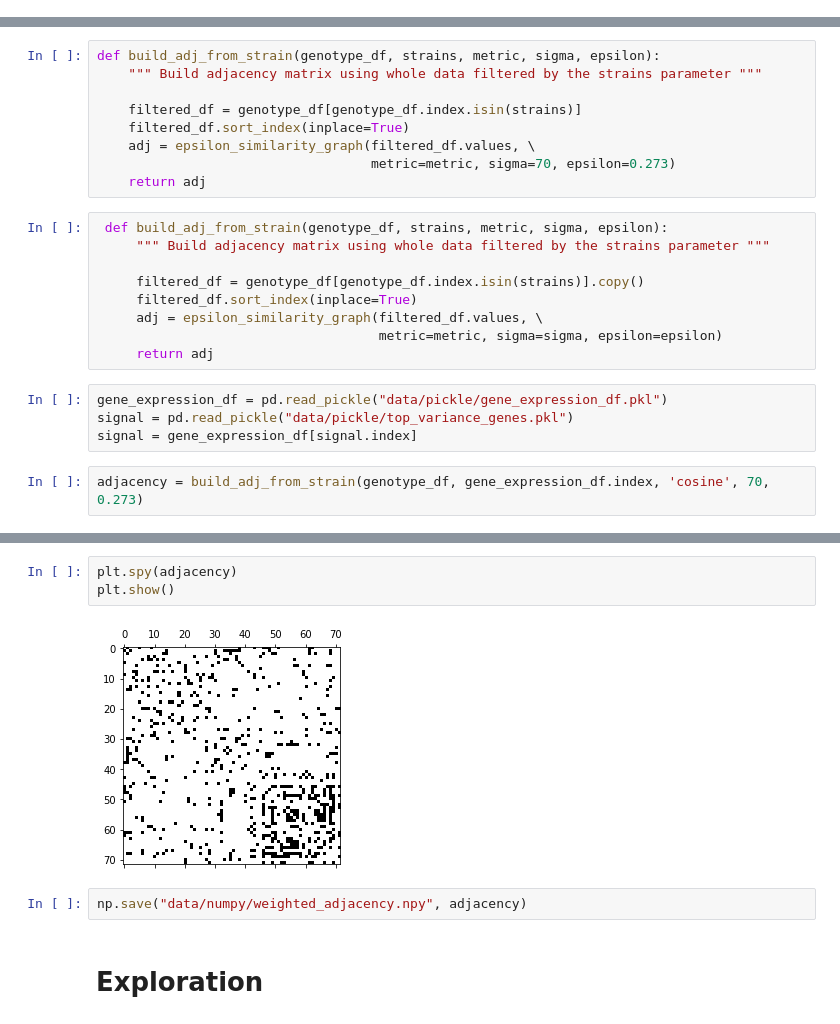
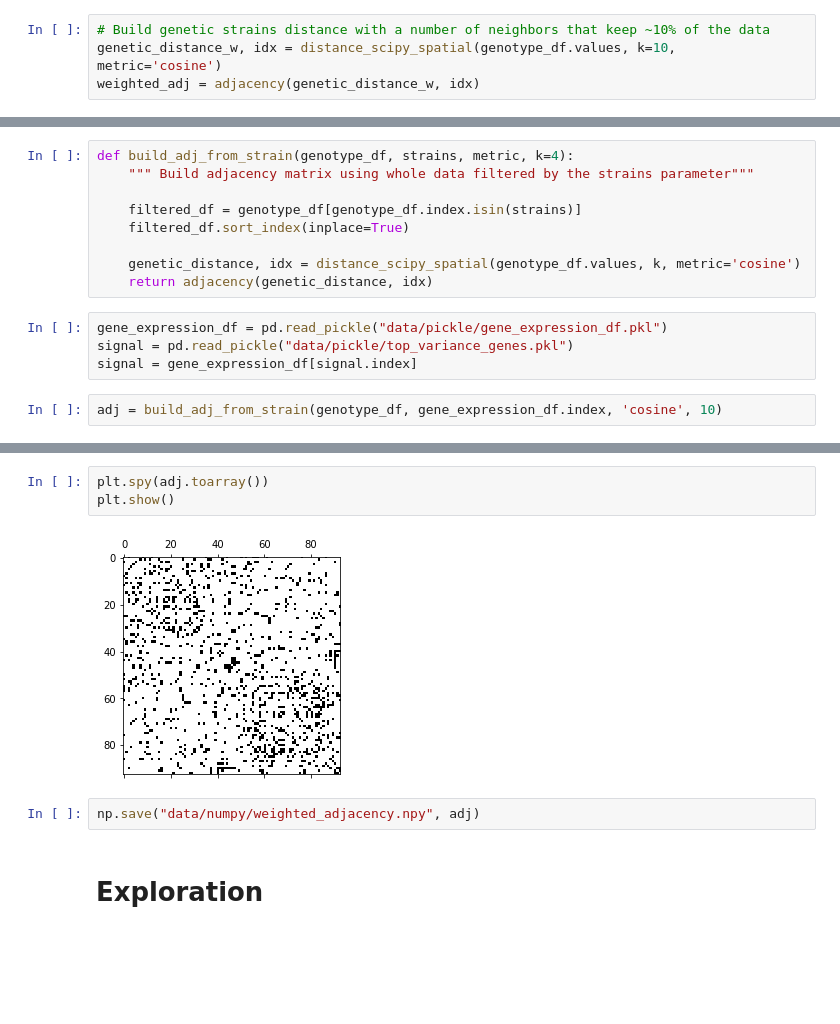
Before and after one commit to raphaelreiss/Network_tour_of_mice_genetics, a Jupyter notebook: Graph_Analysis_Mice_Genetics.ipynb, the cells around one changed output, grey strips where cells are left out. Cells and saved outputs as stored; diff of their text form; blank space fills up the shorter version.

```diff
--- a/Graph_Analysis_Mice_Genetics.ipynb
+++ b/Graph_Analysis_Mice_Genetics.ipynb
@@ -335,2 +303,6 @@ gen_related_strain_A.shape
+# %%
+# Build genetic strains distance with a number of neighbors that keep ~10% of the data
+genetic_distance_w, idx = distance_scipy_spatial(genotype_df.values, k=10, metric='cosine')
+weighted_adj = adjacency(genetic_distance_w, idx)
 # %%
 plt.figure(figsize=(6, 6))
@@ -357,24 +325,15 @@ def plot_distrib(adjacency):
 # %%
-def build_adj_from_strain(genotype_df, strains, metric, sigma, epsilon):
-    """ Build adjacency matrix using whole data filtered by the strains parameter """
+def build_adj_from_strain(genotype_df, strains, metric, k=4):
+    """ Build adjacency matrix using whole data filtered by the strains parameter"""
 
     filtered_df = genotype_df[genotype_df.index.isin(strains)]
     filtered_df.sort_index(inplace=True)
-    adj = epsilon_similarity_graph(filtered_df.values, \
-                                   metric=metric, sigma=70, epsilon=0.273)
-    return adj
+
+    genetic_distance, idx = distance_scipy_spatial(genotype_df.values, k, metric='cosine')
+    return adjacency(genetic_distance, idx)
-# %%
- def build_adj_from_strain(genotype_df, strains, metric, sigma, epsilon):
-     """ Build adjacency matrix using whole data filtered by the strains parameter """
-
-     filtered_df = genotype_df[genotype_df.index.isin(strains)].copy()
-     filtered_df.sort_index(inplace=True)
-     adj = epsilon_similarity_graph(filtered_df.values, \
-                                    metric=metric, sigma=sigma, epsilon=epsilon)
-     return adj
 # %%
 gene_expression_df = pd.read_pickle("data/pickle/gene_expression_df.pkl")
 signal = pd.read_pickle("data/pickle/top_variance_genes.pkl")
 signal = gene_expression_df[signal.index]
 # %%
-adjacency = build_adj_from_strain(genotype_df, gene_expression_df.index, 'cosine', 70, 0.273)
+adj = build_adj_from_strain(genotype_df, gene_expression_df.index, 'cosine', 10)
@@ -386,10 +345,10 @@ plot_distrib(adjacency)
 # %%
-plt.spy(adjacency)
+plt.spy(adj.toarray())
 plt.show()
 # %% [output]
-[figure, old version]
+[figure, new version]
 # %%
-np.save("data/numpy/weighted_adjacency.npy", adjacency)
+np.save("data/numpy/weighted_adjacency.npy", adj)
 # %% [markdown]
 # Exploration
 # %% [markdown]
```
Also changed, not shown: parts of 37 cells of this notebook.
